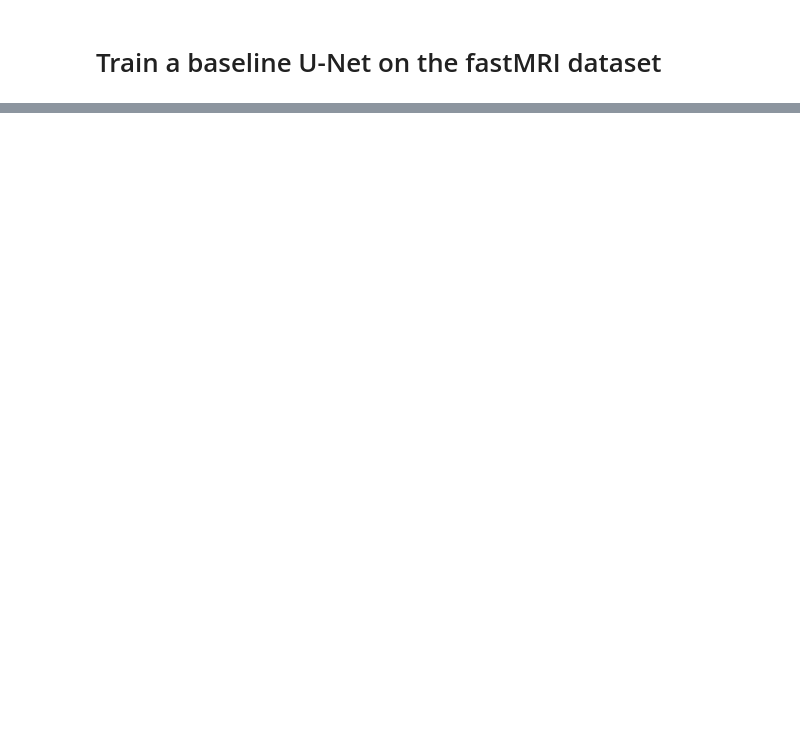
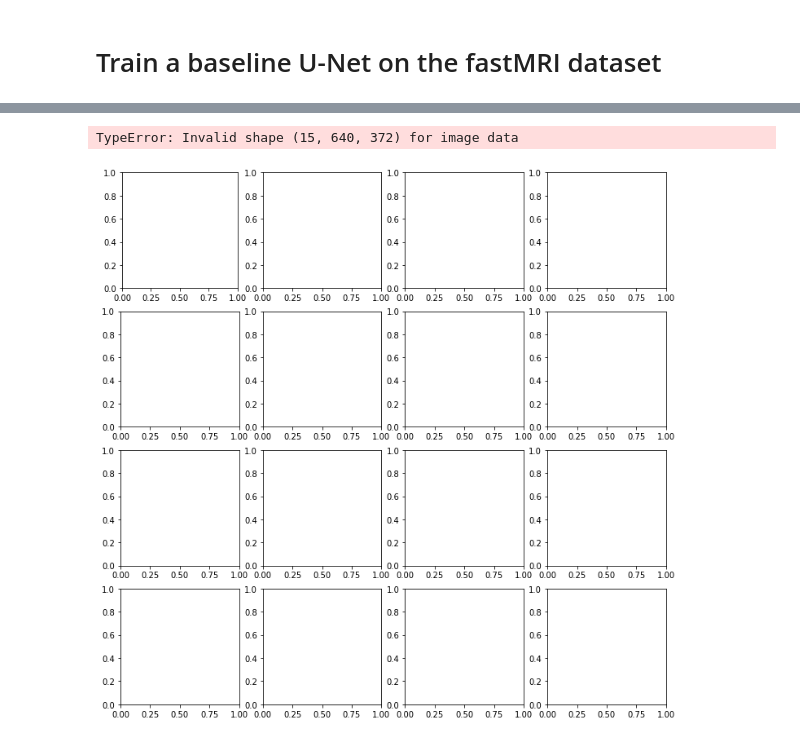
Before and after one commit to mrphys/tensorflow-mri, a Jupyter notebook: tools/docs/tutorials/recon/unet_fastmri.ipynb, the cells around one changed output, grey strips where cells are left out. Cells and saved outputs as stored; diff of their text form; code cells hidden in the pictures; blank space fills up the shorter version.

```diff
--- a/tools/docs/tutorials/recon/unet_fastmri.ipynb
+++ b/tools/docs/tutorials/recon/unet_fastmri.ipynb
@@ -82,0 +178,10 @@ ds_test = create_fastmri_dataset(files_test,
+# %%
+def display_fn(example):
+  image = reconstruct_zerofilled(example['kspace'])
+  image = tf.math.abs(image)
+  return image
+
+show_examples(ds_train, display_fn)
+# %% [output]
+TypeError: Invalid shape (15, 640, 372) for image data
+[figure, added]
```
Also changed, not shown: parts of 12 cells of this notebook, 8 other files.
